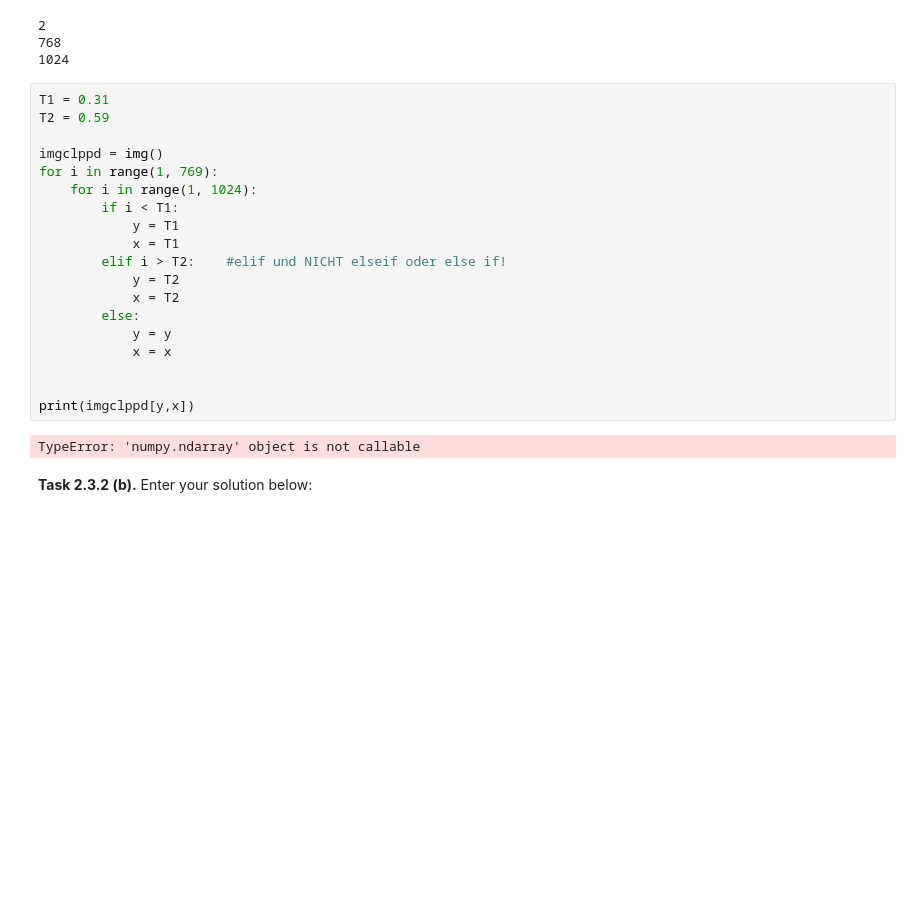
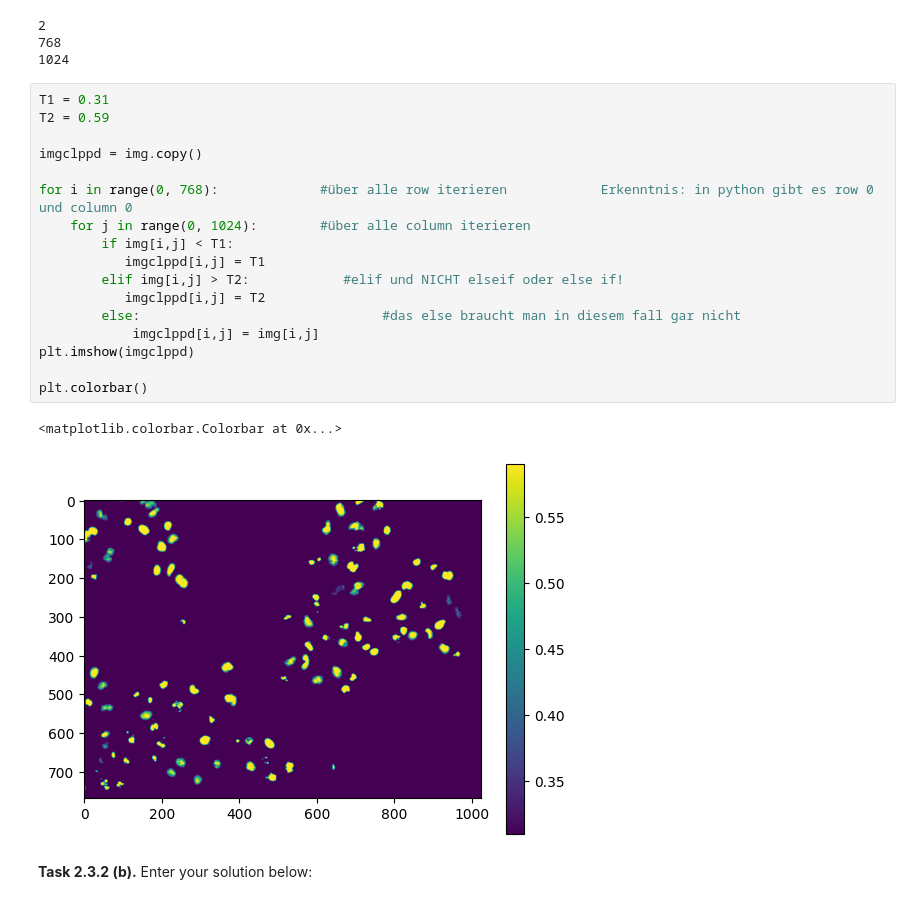
Before and after one commit to praxle/mobi-fs3-python, a Jupyter notebook: task2.ipynb, the cells around one changed output. Saved outputs shown, nothing was run; the diff lists cells and outputs as text; blank space fills up the shorter version.

```diff
--- a/task2.ipynb
+++ b/task2.ipynb
@@ -68,24 +68,23 @@ print(img.shape[1]) #image width = column
 # %%
 T1 = 0.31
 T2 = 0.59
 
-imgclppd = img()
-for i in range(1, 769):
-    for i in range(1, 1024):
-        if i < T1:
-            y = T1
-            x = T1
-        elif i > T2:    #elif und NICHT elseif oder else if!
-            y = T2
-            x = T2
-        else:
-            y = y
-            x = x
+imgclppd = img.copy()
 
+for i in range(0, 768):             #über alle row iterieren            Erkenntnis: in python gibt es row 0 und column 0
+    for j in range(0, 1024):        #über alle column iterieren
+        if img[i,j] < T1:
+           imgclppd[i,j] = T1
+        elif img[i,j] > T2:            #elif und NICHT elseif oder else if!
+           imgclppd[i,j] = T2
+        else:                               #das else braucht man in diesem fall gar nicht
+            imgclppd[i,j] = img[i,j]
+plt.imshow(imgclppd)
 
-print(imgclppd[y,x])
+plt.colorbar()
 # %% [output]
-TypeError: 'numpy.ndarray' object is not callable
+<matplotlib.colorbar.Colorbar at 0x...>
+[figure, added]
 # %% [markdown]
 **<a id="#">Task 2.3.2 (b).</a>** Enter your solution below:
 # %% [markdown]
```
